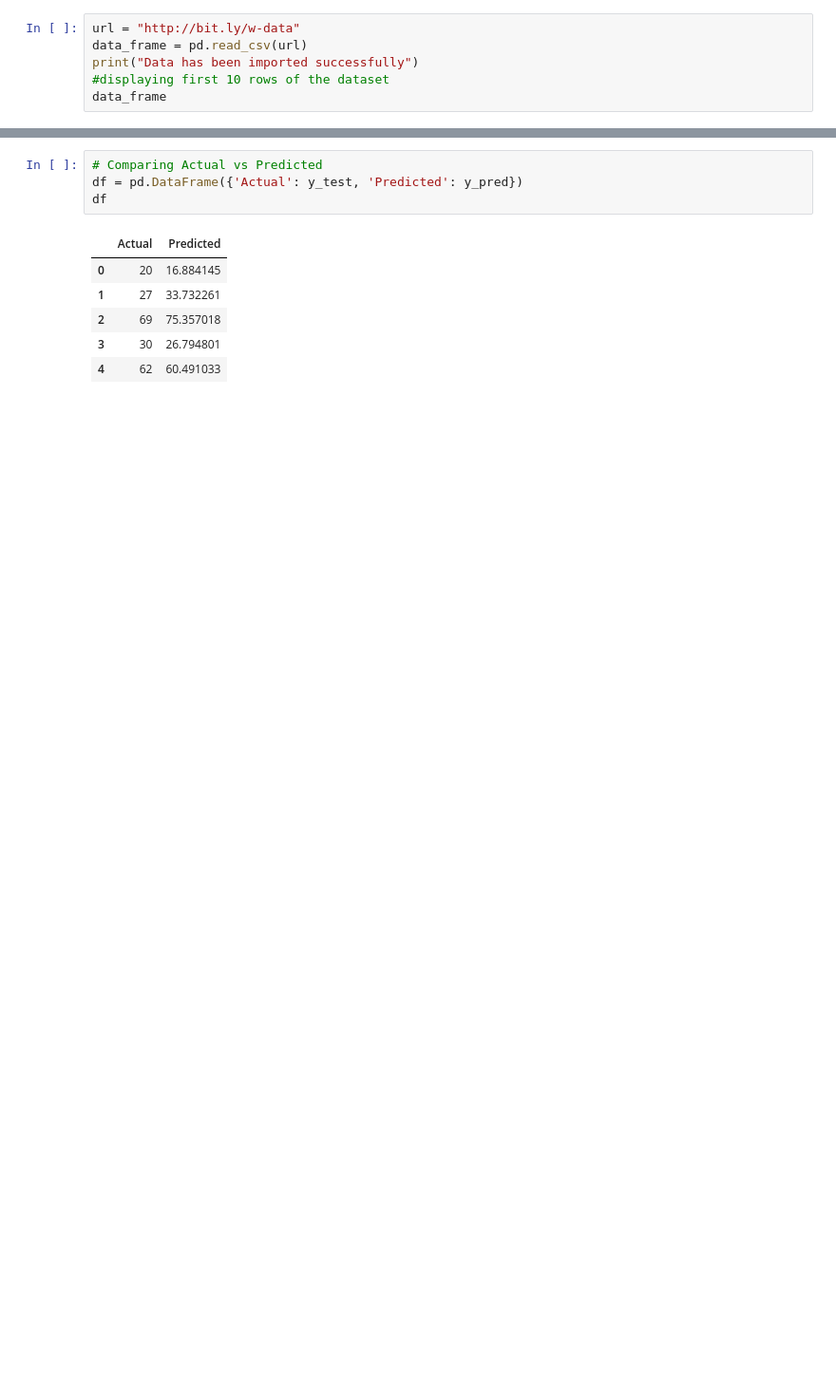
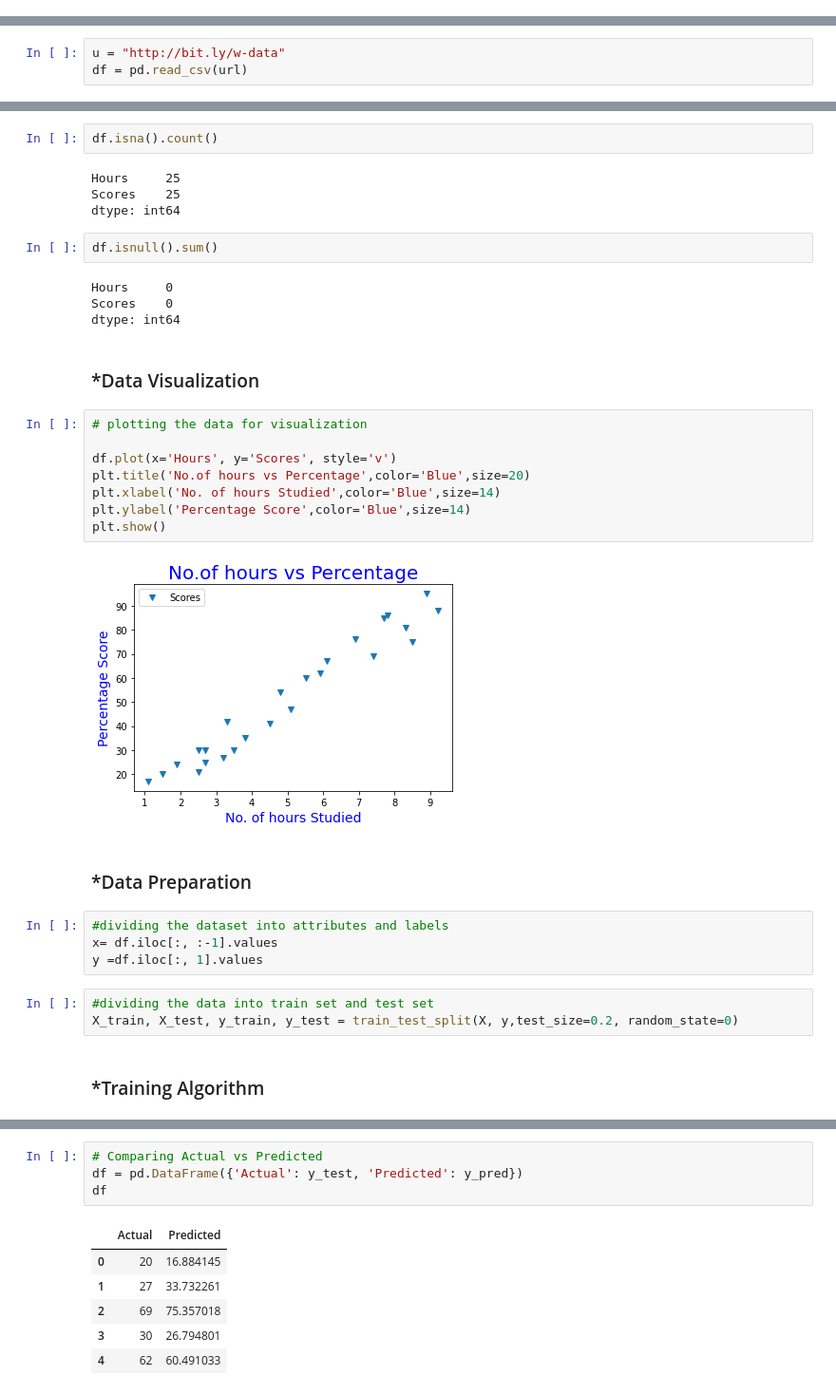
Before and after one commit to ananya903/Data_Science_Task1, a Jupyter notebook: TASK1.ipynb, the cells around one changed output, grey strips where cells are left out. Shown: that part at 95% size. Drawn from its saved outputs; the diff is of its cells as text; blank space fills up the shorter version.

```diff
--- a/TASK1.ipynb
+++ b/TASK1.ipynb
@@ -21,6 +0,0 @@ import matplotlib.pyplot as plt
-# %%
-url = "http://bit.ly/w-data"
-data_frame = pd.read_csv(url)
-print("Data has been imported successfully")
-#displaying first 10 rows of the dataset
-data_frame
@@ -127,0 +26,3 @@ array([16.88414476, 33.73226078, 75.357018  , 26.79480124, 60.49103328])
+# %%
+u = "http://bit.ly/w-data"
+df = pd.read_csv(url)
@@ -127,0 +80,35 @@ array([16.88414476, 33.73226078, 75.357018  , 26.79480124, 60.49103328])
+# %%
+df.isna().count()
+# %% [output]
+Hours     25
+Scores    25
+dtype: int64
+# %%
+df.isnull().sum()
+# %% [output]
+Hours     0
+Scores    0
+dtype: int64
+# %% [markdown]
+### *Data Visualization
+# %%
+# plotting the data for visualization
+
+df.plot(x='Hours', y='Scores', style='v')
+plt.title('No.of hours vs Percentage',color='Blue',size=20)
+plt.xlabel('No. of hours Studied',color='Blue',size=14)
+plt.ylabel('Percentage Score',color='Blue',size=14)
+plt.show()
+# %% [output]
+[figure, added]
+# %% [markdown]
+### *Data Preparation
+# %%
+#dividing the dataset into attributes and labels
+x= df.iloc[:, :-1].values
+y =df.iloc[:, 1].values
+# %%
+#dividing the data into train set and test set
+X_train, X_test, y_train, y_test = train_test_split(X, y,test_size=0.2, random_state=0)
+# %% [markdown]
+### *Training Algorithm
```
Also changed, not shown: parts of 34 cells of this notebook.
